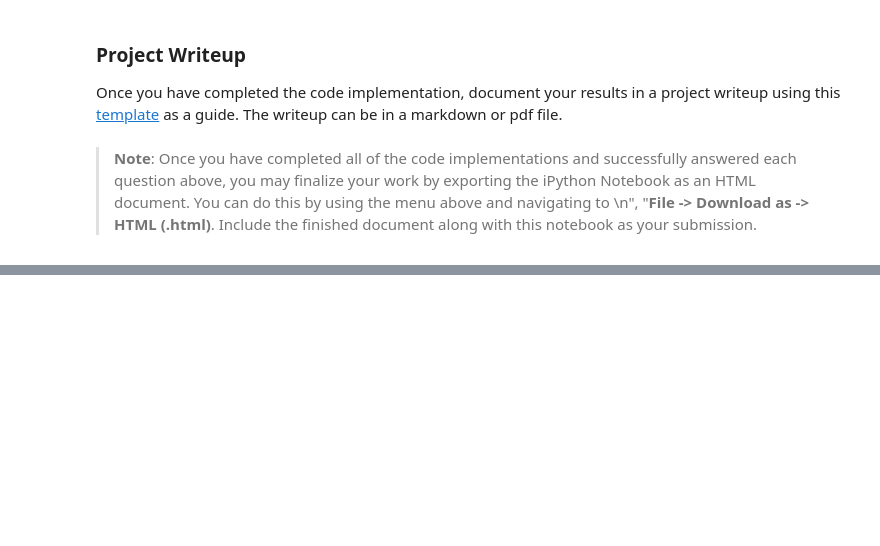
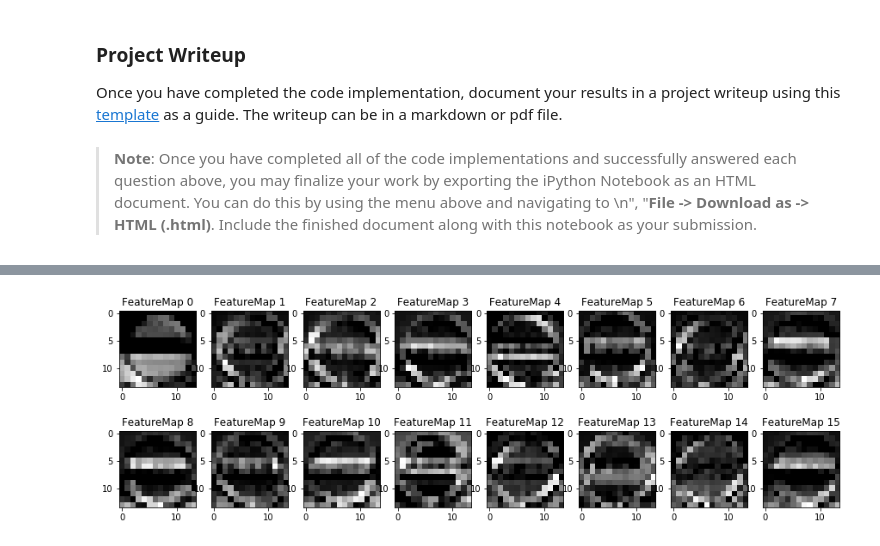
Before and after one commit to ManMan88/SDCND_term1_proj2, a Jupyter notebook: Traffic_Sign_Classifier.ipynb, the cells around one changed output, grey strips where cells are left out. Cells and saved outputs as stored; diff of their text form; code cells hidden in the pictures; blank space fills up the shorter version.

```diff
--- a/Traffic_Sign_Classifier.ipynb
+++ b/Traffic_Sign_Classifier.ipynb
@@ -545,11 +552,13 @@ TopKV2(values=array([[ 0.34763842,  0.24879643,  0.12789202],
 Looking just at the first row we get `[ 0.34763842,  0.24879643,  0.12789202]`, you can confirm these are the 3 largest probabilities in `a`. You'll also notice `[3, 0, 5]` are the corresponding indices.
 # %%
 ### Print out the top five softmax probabilities for the predictions on the German traffic sign images found on the web.
-### Feel free to use as many code cells as needed.
 with tf.Session() as sess:
-    saver.restore(sess, "./savings/ronnet1.ckpt")
+    saver.restore(sess, "./savings/ronnet6.ckpt")
 #     saver.restore(sess, tf.train.latest_checkpoint('./savings'))
     top5 = sess.run(tf.nn.top_k(softmax,k=5), feed_dict={x: newImages_gray, keep_prob: 1.0})
-print(top5[0][5])
-print(top5[1][5])
+
+np.set_printoptions(precision=3, suppress=True)
+for ind,key in zip(range(len(imageDic)),imageDic):
+    print("The top 5 results for " + imageDic[key] + "image are:", top5[1][ind])
+    print("The probabilities of these results are:", top5[0][ind])
 # %% [output]
@@ -610,3 +627,13 @@ def outputFeatureMap(image_input, tf_activation, activation_min=-1, activation_m
             plt.imshow(activation[0,:,:, featuremap], interpolation="nearest", vmin=activation_min, cmap="gray")
         else:
             plt.imshow(activation[0,:,:, featuremap], interpolation="nearest", cmap="gray")
+# %%
+image = newImages_gray[1] #road work sign (25)
+image = np.expand_dims(image, axis=0)
+featureMaps = (conv1)
+with tf.Session() as sess:
+    saver.restore(sess, "./savings/ronnet6.ckpt")
+    for i in range(1):
+        outputFeatureMap(image, featureMaps, plt_num=i+1)
+# %% [output]
+[figure, added]
```
Also changed, not shown: parts of 17 cells of this notebook, 4 other files.
